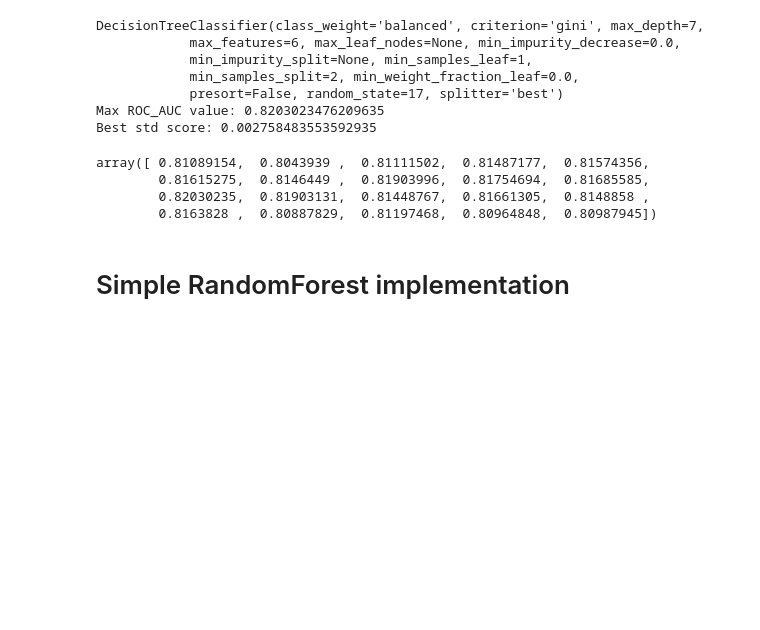
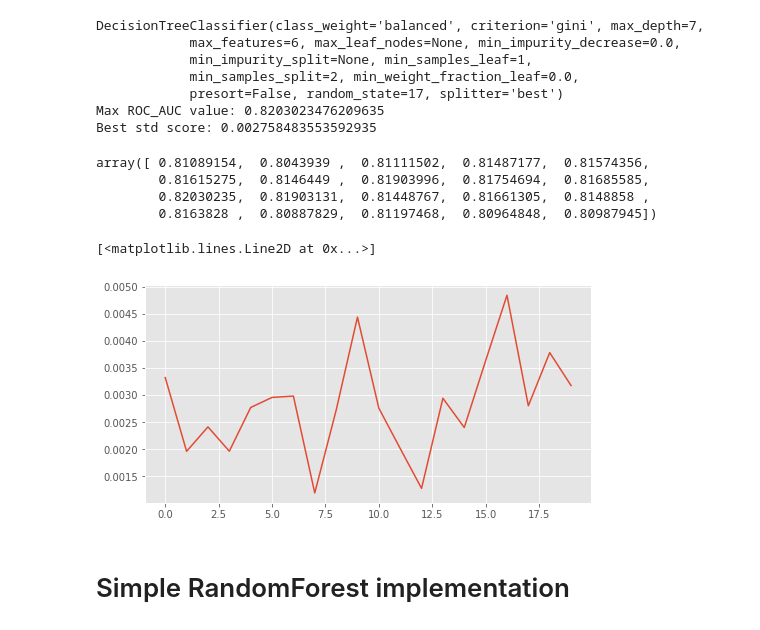
Before and after one commit to eldaniz/mlcourse.ai, a Jupyter notebook: jupyter_english/assignments_fall2018/assignment5_rf_logit_scoring_texts.ipynb, the cells around one changed output. Cells and saved outputs as stored; diff of their text form; code cells hidden in the pictures; blank space fills up the shorter version.

Commit message:
gridCV def added

```diff
--- a/jupyter_english/assignments_fall2018/assignment5_rf_logit_scoring_texts.ipynb
+++ b/jupyter_english/assignments_fall2018/assignment5_rf_logit_scoring_texts.ipynb
@@ -255,6 +255,24 @@ array([ 0.81089154,  0.8043939 ,  0.81111502,  0.81487177,  0.81574356,
         0.81615275,  0.8146449 ,  0.81903996,  0.81754694,  0.81685585,
         0.82030235,  0.81903131,  0.81448767,  0.81661305,  0.8148858 ,
         0.8163828 ,  0.80887829,  0.81197468,  0.80964848,  0.80987945])
+# %%
+plt.style.use('ggplot')
+
+test_scores = tree_grid.cv_results_['std_test_score']
+#plt.plot(test_scores)
+fig, ax = plt.subplots(figsize=(8, 4))
+ax.plot(range(len(test_scores)), test_scores)
+#ax.plot(x=range(len(test_scores)), y=test_scores, alpha=0.5, color='blue', label='train')
+#ax.plot(trees_grid, test_acc.mean(axis=1), alpha=0.5, color='red', label='cv')
+#ax.fill_between(trees_grid, tree_grid.cv_results_['mean_test_score'] - tree_grid.cv_results_['std_test_score'], tree_grid.cv_results_['mean_test_score'] + tree_grid.cv_results_['std_test_score'], color='#888888', alpha=0.4)
+#ax.fill_between(trees_grid, tree_grid.cv_results_['mean_test_score'] - 2*tree_grid.cv_results_['std_test_score'], tree_grid.cv_results_['mean_test_score'] + 2*tree_grid.cv_results_['std_test_score'], color='#888888', alpha=0.2)
+#ax.legend(loc='best')
+#ax.set_ylim([0.88,1.02])
+#ax.set_ylabel("Accuracy")
+#ax.set_xlabel("N_estimators");
+# %% [output]
+[<matplotlib.lines.Line2D at 0x...>]
+[figure, added]
 # %% [markdown]
 # Simple RandomForest implementation
 # %% [markdown]
```
Also changed, not shown: 2 other files.
